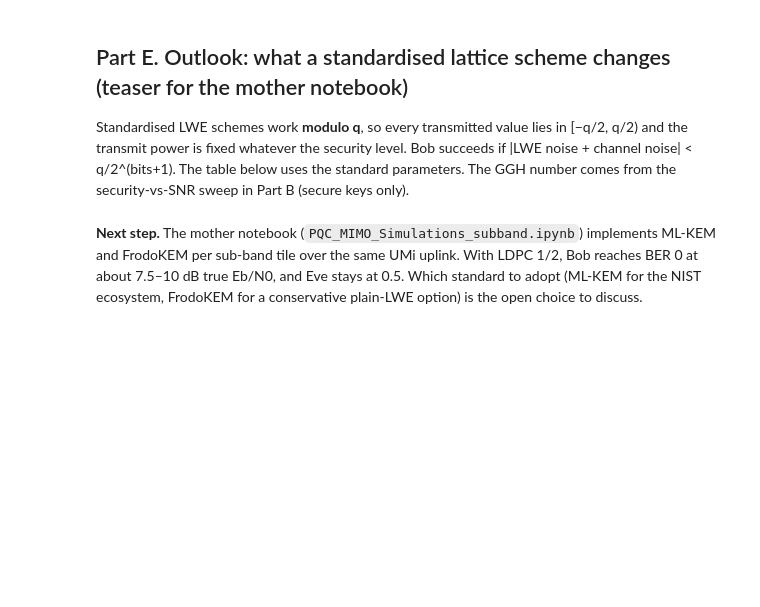
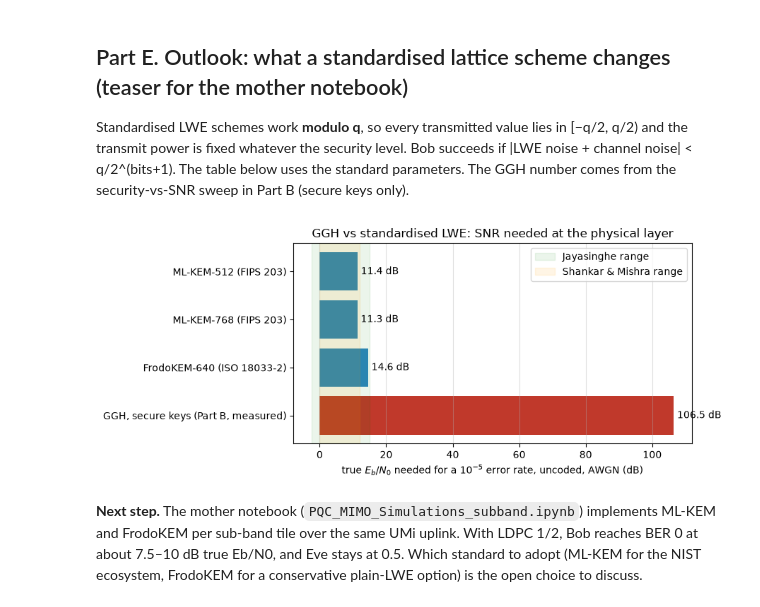
Before and after one commit to DanielGrahamB/pqc-research, a Jupyter notebook: GGH_Caveats_baby.ipynb, the cells around one changed output. Cells and saved outputs as stored; diff of their text form; code cells hidden in the pictures; blank space fills up the shorter version.

```diff
--- a/GGH_Caveats_baby.ipynb
+++ b/GGH_Caveats_baby.ipynb
@@ -548,12 +633,19 @@ ML-KEM / FrodoKEM do not have this problem: errors there are per coefficient, an
 # %%
 n_coded = 1536 * 4
-e_ref = 120.0
+e_ref = 110.0
 k = SB["ebno_db"].index(e_ref)
 print(f"{'config':34s}{'tiles/user':>11s}{'bits/tile':>10s}{'share of codeword':>19s}"
-      f"{'BER uncoded':>13s}{'BER +LDPC':>11s}   (at {e_ref:.0f} dB)")
+      f"{'BER uncoded':>13s}{'BER +LDPC':>11s}   effect at {e_ref:.0f} dB")
 for label, w, T, _ in SB_CONFIGS:
     tiles = (128 // w) * (12 // T)
     bits_tile = w * T * 4
     b0, b1 = SB["results"][(label, False)][0][k], SB["results"][(label, True)][0][k]
-    verdict = "LDPC helps" if b1 < b0 else "LDPC does not help"
-    print(f"{label:34s}{tiles:11d}{bits_tile:10d}{bits_tile / n_coded:18.1%}{b0:13.1e}{b1:11.1e}   {verdict}")
+    if b0 == 0 and b1 == 0:
+        effect = "both error-free"
+    elif b1 < 0.5 * b0:
+        effect = f"LDPC helps ({b0 / max(b1, 1e-12):.0f}x lower)" if b1 > 0 else "LDPC helps (to 0)"
+    elif b1 > 2 * b0:
+        effect = f"LDPC hurts ({b1 / max(b0, 1e-12):.0f}x higher)"
+    else:
+        effect = "about the same"
+    print(f"{label:34s}{tiles:11d}{bits_tile:10d}{bits_tile / n_coded:18.1%}{b0:13.1e}{b1:11.1e}   {effect}")
@@ -805,29 +959,31 @@ Standardised LWE schemes work **modulo q**, so every transmitted value lies in [
 # %%
 from statistics import NormalDist
 def lwe_required_esno(q, bits, lwe_var, p=1e-5):
     margin = q / 2 ** (bits + 1)
     g = NormalDist().inv_cdf(1 - p / 2)
     no = (margin ** 2 / g ** 2 - lwe_var) / (q ** 2 / 12)          # channel noise allowed at unit power
     return -10 * np.log10(no)
 
 schemes = {  # name: (q, message bits per coefficient, LWE decryption-noise variance)
     "ML-KEM-512 (FIPS 203)":    (3329, 1, 512 * 1.5 * 1.5 + 512 * 1.5 * 1.0 + 1.0),
     "ML-KEM-768 (FIPS 203)":    (3329, 1, 768 * 1.0 * 1.0 + 768 * 1.0 * 1.0 + 1.0),
     "FrodoKEM-640 (ISO 18033-2)": (2 ** 15, 2, 2 * 640 * 2.8 ** 4 + 2.8 ** 2),
 }
 req = {name: lwe_required_esno(*v) - 10 * np.log10(2 * v[1]) for name, v in schemes.items()}   # Eb/N0
 ggh_secure = [r["snr_req"] - 10 * np.log10(4) for r in SEC if r["secure"] and np.isfinite(r["snr_req"])]
 req["GGH, secure keys (Part B, measured)"] = float(np.min(ggh_secure)) if ggh_secure else float("nan")
 
 fig, ax = plt.subplots(figsize=(9, 3.8))
 names = list(req)[::-1]
 ax.barh(names, [req[n] for n in names], color=["#c0392b" if "GGH" in n else "#2e86c1" for n in names])
 for i, n in enumerate(names):
     ax.text(req[n] + 1, i, f"{req[n]:.1f} dB", va="center")
 ax.axvspan(-2.5, 15, color="green", alpha=0.08, label="Jayasinghe range")
 ax.axvspan(0, 12, color="orange", alpha=0.10, label="Shankar & Mishra range")
 ax.set_xlabel(r"true $E_b/N_0$ needed for a 10$^{-5}$ error rate, uncoded, AWGN (dB)")
-ax.set_title("GGH vs standardised LWE: SNR needed at the physical layer"); ax.legend(loc="lower right")
+ax.set_title("GGH vs standardised LWE: SNR needed at the physical layer"); ax.legend(loc="upper right")
 ax.grid(True, axis="x", alpha=0.4); plt.tight_layout(); plt.show()
+# %% [output]
+[figure, added]
 # %% [markdown]
 **Next step.** The mother notebook (`PQC_MIMO_Simulations_subband.ipynb`) implements ML-KEM and FrodoKEM per sub-band tile over the same UMi uplink. With LDPC 1/2, Bob reaches BER 0 at about 7.5–10 dB true Eb/N0, and Eve stays at 0.5. Which standard to adopt (ML-KEM for the NIST ecosystem, FrodoKEM for a conservative plain-LWE option) is the open choice to discuss.
```
Also changed, not shown: parts of 18 cells of this notebook, 1 other file.
